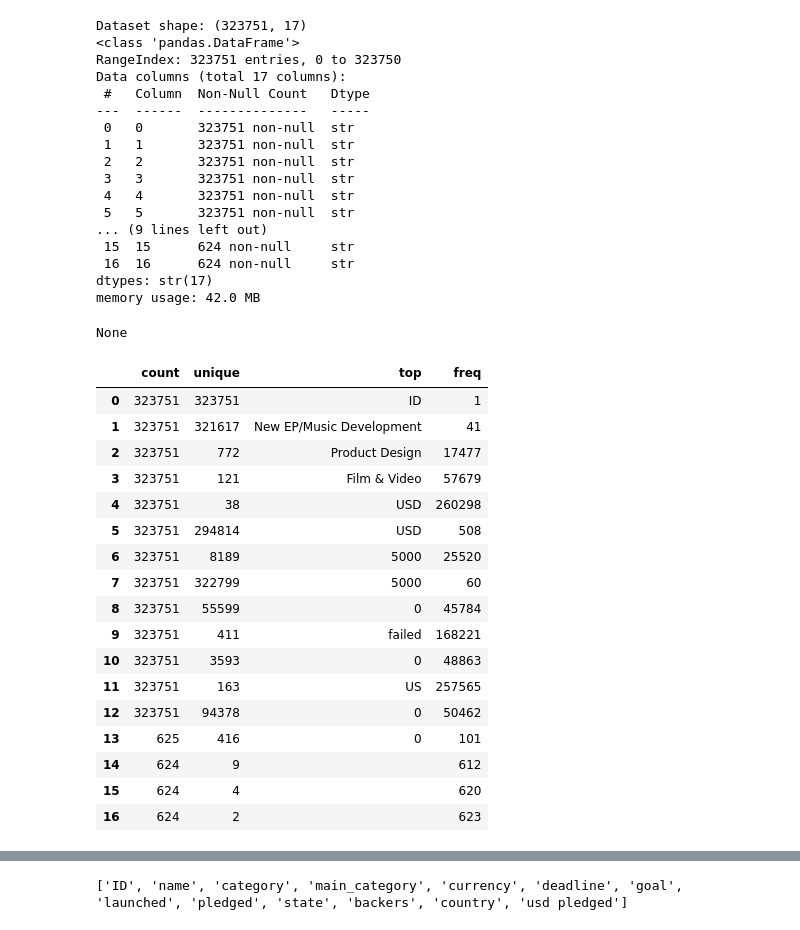
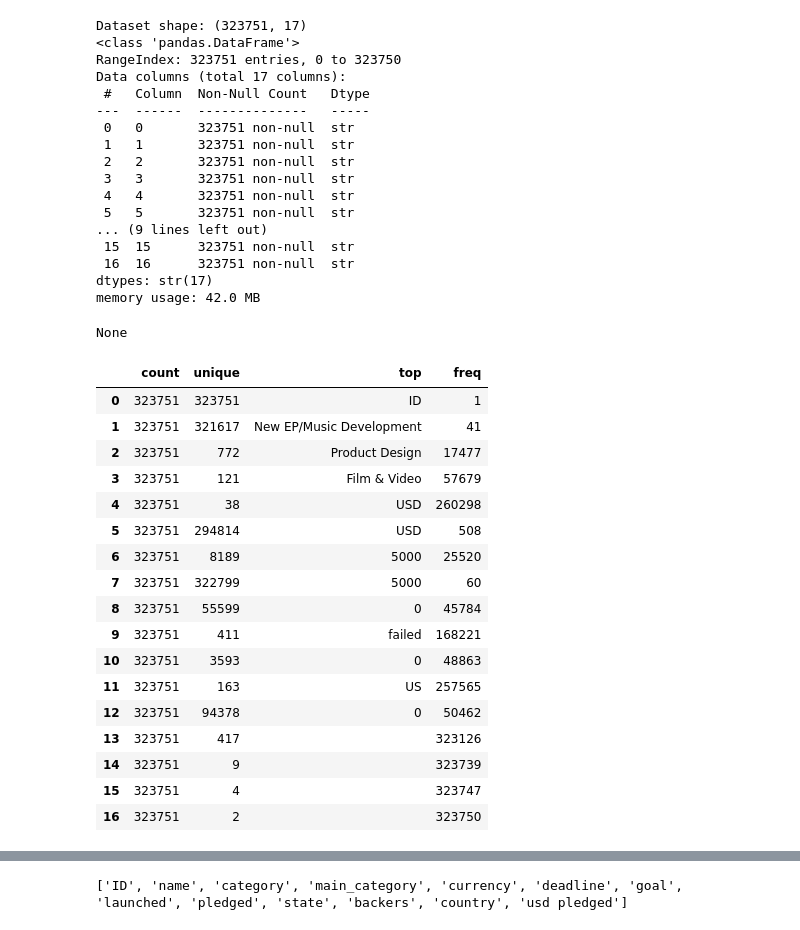
Before and after one commit to Key6767/cmpsc105-project, a Jupyter notebook: analysis.ipynb, the cells around one changed output, grey strips where cells are left out. Saved outputs shown, nothing was run; the diff lists cells and outputs as text; code cells hidden in the pictures.

Commit message:
chnaged encoding

```diff
--- a/analysis.ipynb
+++ b/analysis.ipynb
@@ -12,7 +12,7 @@ import numpy as np
 # due to certain inconsistencies in the number of columns in some of the rows.
 
 df = pd.DataFrame(
-    list(csv.reader(open("kickstarter.csv", encoding="utf-8")))
+    list(csv.reader(open("kickstarter.csv", encoding="cp1252")))
 )
 
 ## Overview of the data frame, including the numeber of rows and columns, data types, and memory usage.
@@ -36,39 +36,39 @@ df = df.dropna(axis=1)
 Dataset shape: (323751, 17)
 <class 'pandas.DataFrame'>
 RangeIndex: 323751 entries, 0 to 323750
 Data columns (total 17 columns):
  #   Column  Non-Null Count   Dtype
 ---  ------  --------------   -----
  0   0       323751 non-null  str
  1   1       323751 non-null  str
  2   2       323751 non-null  str
  3   3       323751 non-null  str
  4   4       323751 non-null  str
  5   5       323751 non-null  str
 ... (9 lines left out)
- 15  15      624 non-null     str
- 16  16      624 non-null     str
+ 15  15      323751 non-null  str
+ 16  16      323751 non-null  str
 dtypes: str(17)
 memory usage: 42.0 MB
 None
 |  | count | unique | top | freq |
 | 0 | 323751 | 323751 | ID | 1 |
 | 1 | 323751 | 321617 | New EP/Music Development | 41 |
 | 2 | 323751 | 772 | Product Design | 17477 |
 | 3 | 323751 | 121 | Film & Video | 57679 |
 | 4 | 323751 | 38 | USD | 260298 |
 | 5 | 323751 | 294814 | USD | 508 |
 | 6 | 323751 | 8189 | 5000 | 25520 |
 | 7 | 323751 | 322799 | 5000 | 60 |
 | 8 | 323751 | 55599 | 0 | 45784 |
 | 9 | 323751 | 411 | failed | 168221 |
 | 10 | 323751 | 3593 | 0 | 48863 |
 | 11 | 323751 | 163 | US | 257565 |
 | 12 | 323751 | 94378 | 0 | 50462 |
-| 13 | 625 | 416 | 0 | 101 |
-| 14 | 624 | 9 |  | 612 |
-| 15 | 624 | 4 |  | 620 |
-| 16 | 624 | 2 |  | 623 |
+| 13 | 323751 | 417 |  | 323126 |
+| 14 | 323751 | 9 |  | 323739 |
+| 15 | 323751 | 4 |  | 323747 |
+| 16 | 323751 | 2 |  | 323750 |
 # %%
 
 # Fixing the category issue here where it was originally an integer, and it is now its actual label.
```
